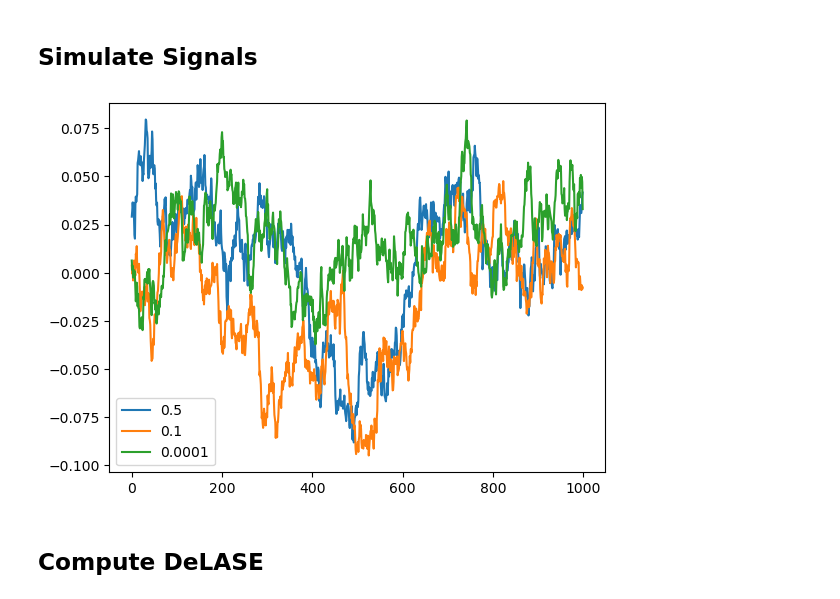
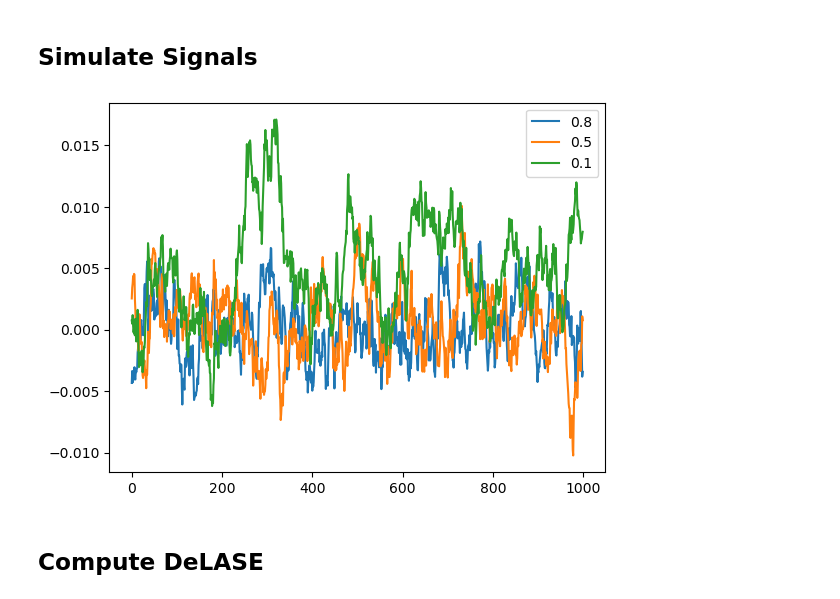
Before and after one commit to adamjeisen/ChaoticConsciousness, a Jupyter notebook: _sandbox/Contraction/2023-06-16 - Contraction w Recurrent Networks.ipynb, the cells around one changed output. Drawn from its saved outputs; the diff is of its cells as text; code cells hidden in the pictures.

```diff
--- a/_sandbox/Contraction/2023-06-16 - Contraction w Recurrent Networks.ipynb
+++ b/_sandbox/Contraction/2023-06-16 - Contraction w Recurrent Networks.ipynb
@@ -249,8 +257,8 @@ def butter_lowpass_filter(data, cutoff, fs, order=5):
     y = lfilter(b, a, data)
     return y
 
-def rnn(t, x, W, tau, g):
-    return (1/tau)*(-x + g*W @ np.tanh(x))
+def rnn(t, x, W, tau):
+    return (1/tau)*(-x + W @ np.tanh(x))
 
 def g_dW(x, scale=1):
     return scale
@@ -267,48 +275,52 @@ T_pred = 4000
 device = 'cuda'
 # %% [markdown]
 ## Simulate Signals
-# %%
-N = 512
-T = 20000
-dt = 0.01
-tau = 1
-W = np.random.randn(N, N)
 # %%
-N = 64
+N = 2048
 T = 20000
 dt = 0.01
-tau = 1
-W = np.random.randn(N, N)
-W /= np.linalg.norm(W, ord=2)
-lamb_vals = [0.5, 0.4, 0.3, 0.2, 0.1, 0.01, 0.001, 0.0001]
+tau = 0.1
+
+# # singular value condition
+# B = np.random.randn(N, N)
+# B /= np.linalg.norm(B, ord=2)
+
+B = np.random.rand(N, N)/N # symmetric condition
+
+lamb_vals = [0.8, 0.6, 0.7, 0.5, 0.4, 0.3, 0.2, 0.1]
 
 signals = {}
 
+x0 = np.random.randn(N)
+
 for lamb in tqdm(lamb_vals):
     g = 1 - lamb
+
+    # W = g*B # singular value condition
+    W = (g*np.eye(N) - B.T @ B) # symmetric condition
+
     dW = np.sqrt(dt) * np.random.randn(T,N)
-    x0 = np.random.randn(N)
     # Define the function g(x)
 
 
     # Initialize the x array
     x = np.zeros((T, N))
-    x[0] = np.random.randn(N)
+    x[0] = x0
 
     # Simulate the stochastic differential equation
     for i in range(1, T):
-        x[i] = x[i-1] + rnn((i - 1)*dt, x[i-1], W, tau, g) * dt + g_dW(x[i-1], scale=0.05) * dW[i]
+        x[i] = x[i-1] + rnn((i - 1)*dt, x[i-1], W, tau) * dt + g_dW(x[i-1], scale=0.01) * dW[i]
 
     signals[lamb] = x
 # %%
 start = 2000
 end = 3000
-for lamb in [0.5, 0.1, 0.0001]:
+for lamb in [0.8, 0.5, 0.1]:
     plt.plot(signals[lamb][start:end, 0], label=lamb)
 plt.legend()
 plt.show()
 # %% [output]
-[figure, old version]
+[figure, new version]
 # %% [markdown]
 ## Compute DeLASE
 # %%
```
Also changed, not shown: parts of 28 cells of this notebook, 8 other files.
